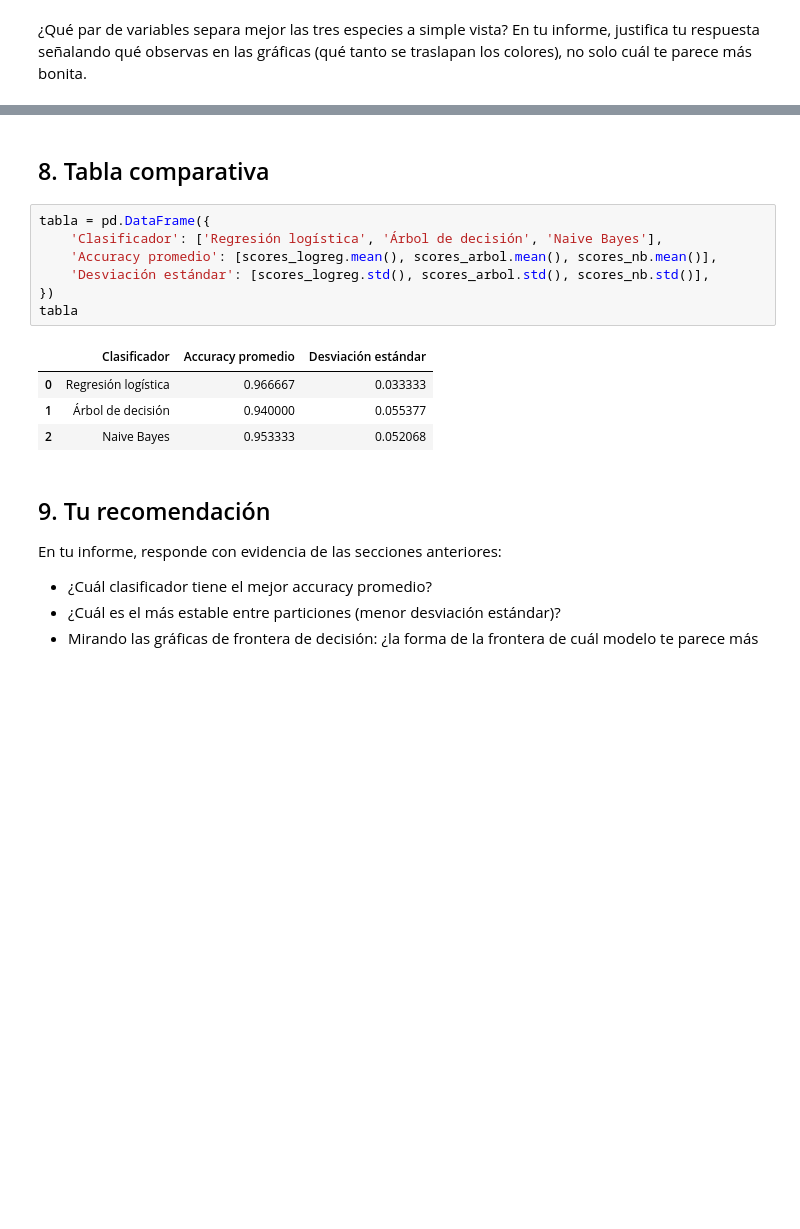
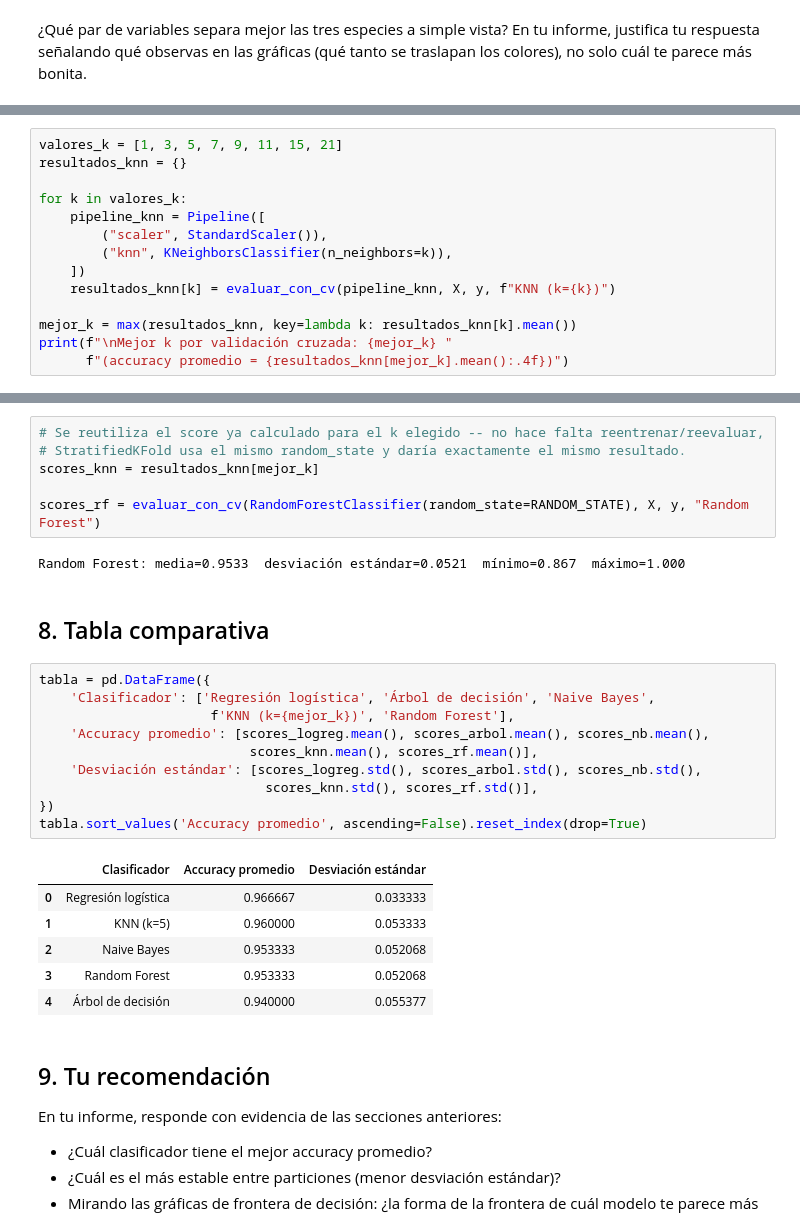
Before and after one commit to josuedcpy-boop/MAI540, a Jupyter notebook: Clasificacion de especies de flores/App_Comparacion_Clasificadores_Iris.ipynb, the cells around one changed output, grey strips where cells are left out. Saved outputs shown, nothing was run; the diff lists cells and outputs as text; blank space fills up the shorter version.

```diff
--- a/Clasificacion de especies de flores/App_Comparacion_Clasificadores_Iris.ipynb
+++ b/Clasificacion de especies de flores/App_Comparacion_Clasificadores_Iris.ipynb
@@ -217,0 +230,14 @@ plt.show()
+# %%
+valores_k = [1, 3, 5, 7, 9, 11, 15, 21]
+resultados_knn = {}
+
+for k in valores_k:
+    pipeline_knn = Pipeline([
+        ("scaler", StandardScaler()),
+        ("knn", KNeighborsClassifier(n_neighbors=k)),
+    ])
+    resultados_knn[k] = evaluar_con_cv(pipeline_knn, X, y, f"KNN (k={k})")
+
+mejor_k = max(resultados_knn, key=lambda k: resultados_knn[k].mean())
+print(f"\nMejor k por validación cruzada: {mejor_k} "
+      f"(accuracy promedio = {resultados_knn[mejor_k].mean():.4f})")
@@ -218,17 +255,30 @@ plt.show()
+# %%
+# Se reutiliza el score ya calculado para el k elegido -- no hace falta reentrenar/reevaluar,
+# StratifiedKFold usa el mismo random_state y daría exactamente el mismo resultado.
+scores_knn = resultados_knn[mejor_k]
+
+scores_rf = evaluar_con_cv(RandomForestClassifier(random_state=RANDOM_STATE), X, y, "Random Forest")
+# %% [output]
+Random Forest: media=0.9533  desviación estándar=0.0521  mínimo=0.867  máximo=1.000
 # %% [markdown]
 ## 8. Tabla comparativa
 # %%
 tabla = pd.DataFrame({
-    'Clasificador': ['Regresión logística', 'Árbol de decisión', 'Naive Bayes'],
-    'Accuracy promedio': [scores_logreg.mean(), scores_arbol.mean(), scores_nb.mean()],
-    'Desviación estándar': [scores_logreg.std(), scores_arbol.std(), scores_nb.std()],
+    'Clasificador': ['Regresión logística', 'Árbol de decisión', 'Naive Bayes',
+                      f'KNN (k={mejor_k})', 'Random Forest'],
+    'Accuracy promedio': [scores_logreg.mean(), scores_arbol.mean(), scores_nb.mean(),
+                           scores_knn.mean(), scores_rf.mean()],
+    'Desviación estándar': [scores_logreg.std(), scores_arbol.std(), scores_nb.std(),
+                             scores_knn.std(), scores_rf.std()],
 })
-tabla
+tabla.sort_values('Accuracy promedio', ascending=False).reset_index(drop=True)
 # %% [output]
 |  | Clasificador | Accuracy promedio | Desviación estándar |
 | 0 | Regresión logística | 0.966667 | 0.033333 |
-| 1 | Árbol de decisión | 0.940000 | 0.055377 |
+| 1 | KNN (k=5) | 0.960000 | 0.053333 |
 | 2 | Naive Bayes | 0.953333 | 0.052068 |
+| 3 | Random Forest | 0.953333 | 0.052068 |
+| 4 | Árbol de decisión | 0.940000 | 0.055377 |
 # %% [markdown]
 ## 9. Tu recomendación
 
```
Also changed, not shown: parts of 5 cells of this notebook, 10 other files.
